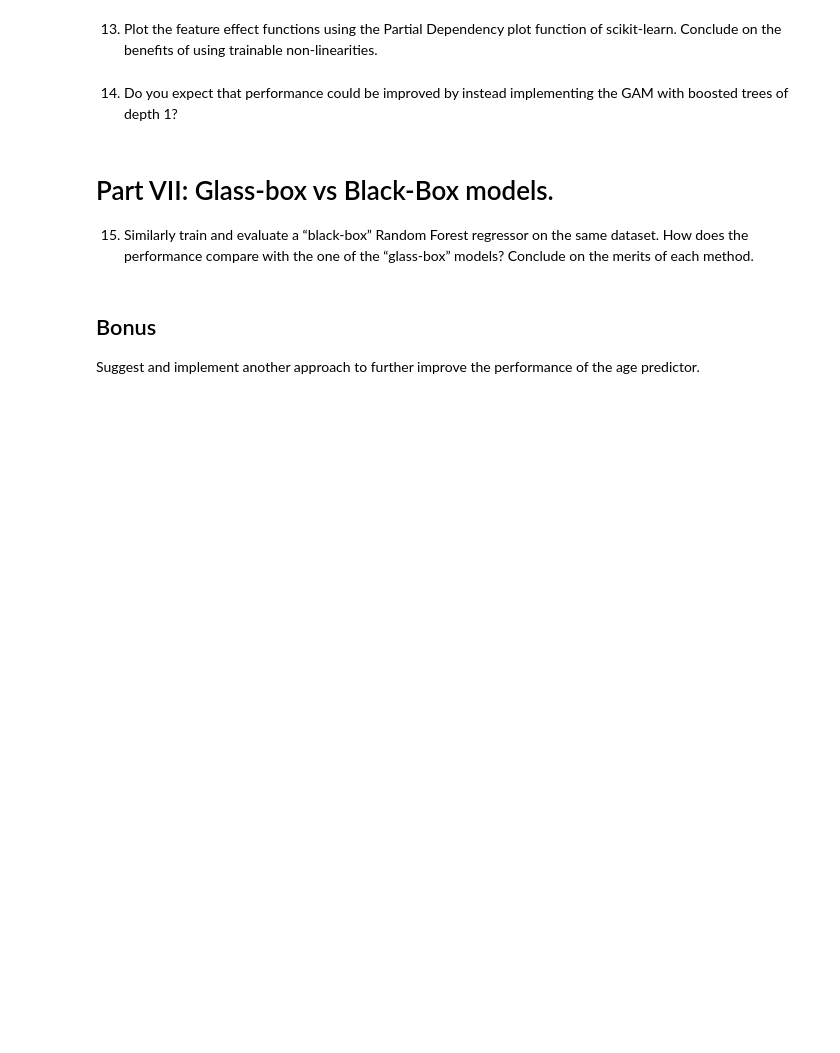
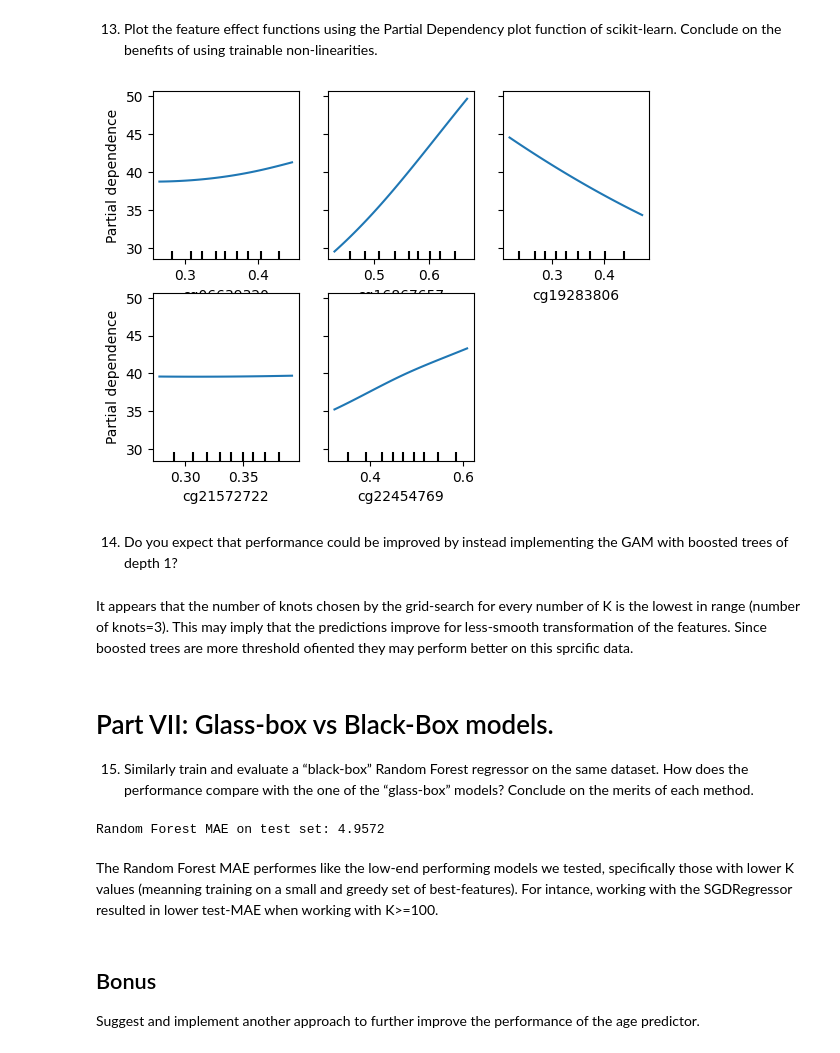
Before and after one commit to OvadiaOmer3/AdvTopicsML4CompBio, a Jupyter notebook: HW1/Homework_1.ipynb, the cells around one changed output. Drawn from its saved outputs; the diff is of its cells as text; code cells hidden in the pictures; blank space fills up the shorter version.

```diff
--- a/HW1/Homework_1.ipynb
+++ b/HW1/Homework_1.ipynb
@@ -685,11 +738,40 @@ The exploratory data analysis showed a non-linear relationship between methylati
 # %% [markdown]
 13.	Plot the feature effect functions using the Partial Dependency plot function of scikit-learn. Conclude on the benefits of using trainable non-linearities.
+# %%
+from sklearn.inspection import PartialDependenceDisplay
+
+best_model = best_models[0]
+mask = best_model.named_steps["feature_selection"].get_support()
+selected_features = X_test.columns[mask].tolist()
+
+PartialDependenceDisplay.from_estimator(best_model, X_test, selected_features, kind='average')
+plt.show()
+# %% [output]
+[figure, added]
 # %% [markdown]
 14.	Do you expect that performance could be improved by instead implementing the GAM with boosted trees of depth 1?
+# %% [markdown]
+It appears that the number of knots chosen by the grid-search for every number of K is the lowest in range (number of knots=3). This may imply that the predictions improve for less-smooth transformation of the features. Since boosted trees are more threshold ofiented they may perform better on this sprcific data.
 # %% [markdown]
 # Part VII: Glass-box vs Black-Box models.
 
 15.	Similarly train and evaluate a “black-box” Random Forest regressor on the same dataset. How does the performance compare with the one of the “glass-box” models? Conclude on the merits of each method.
+# %%
+# Train blackbox random forest on the ds
+from sklearn.ensemble import RandomForestRegressor
+rf_pipeline = Pipeline([
+    ('imputer', SimpleImputer()),
+    # ('feature_selection', SelectKBest(score_func=f_regression, k=50)),
+    ('regressor', RandomForestRegressor(n_estimators=100, random_state=0))
+])
+rf_pipeline.fit(X_train, Y_train)
+rf_predictions = rf_pipeline.predict(X_test)
+rf_mae = np.mean(np.abs(rf_predictions - Y_test))
+print(f"Random Forest MAE on test set: {rf_mae:.4f}")
+# %% [output]
+Random Forest MAE on test set: 4.9572
+# %% [markdown]
+The Random Forest MAE performes like the low-end performing models we tested, specifically those with lower K values (meanning training on a small and greedy set of best-features). For intance, working with the SGDRegressor resulted in lower test-MAE when working with K>=100.
 # %% [markdown]
 ## Bonus
 Suggest and implement another approach to further improve the performance of the age predictor.
```
Also changed, not shown: parts of 4 cells of this notebook.
